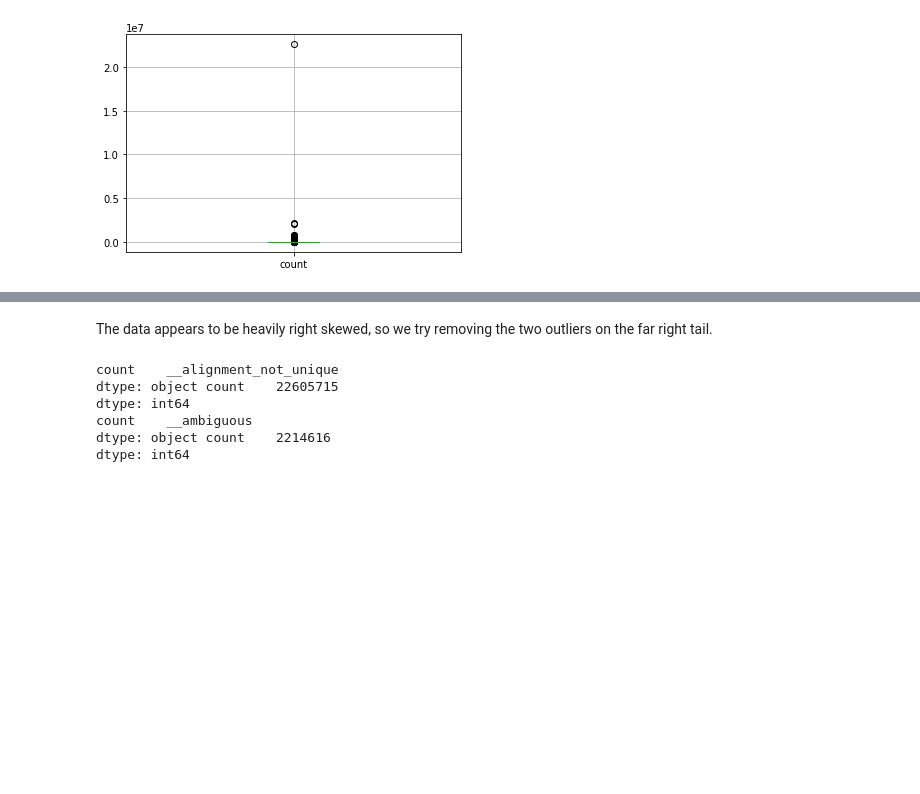
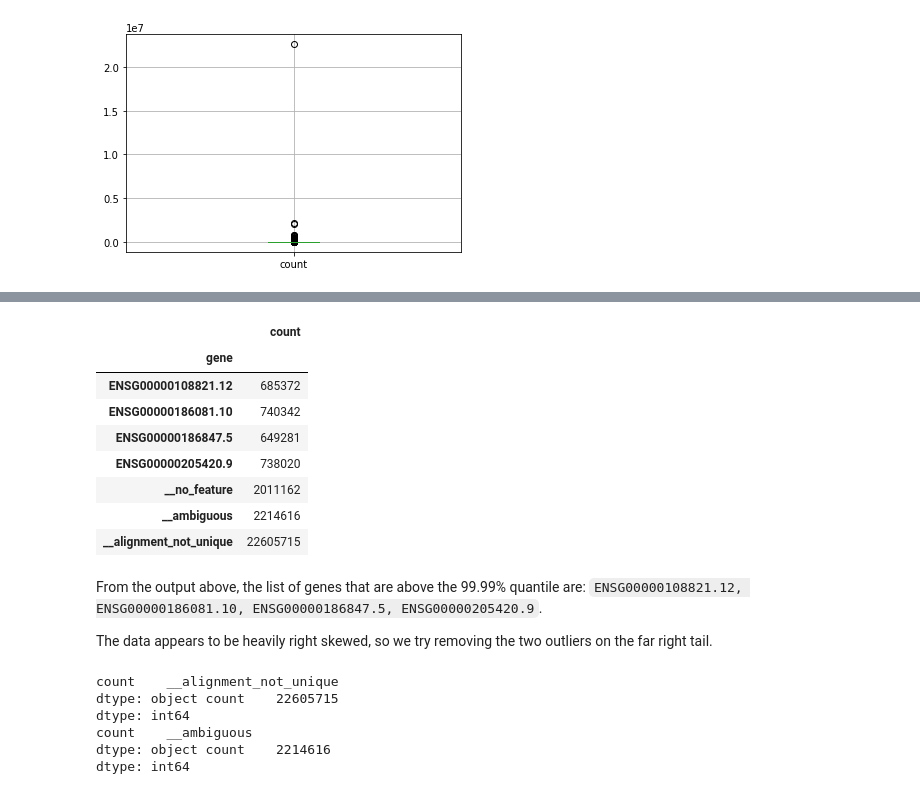
Before and after one commit to RuolinZheng08/cmsc33750-machine-learning-and-cancer, a Jupyter notebook: hw1/hw1.ipynb, the cells around one changed output, grey strips where cells are left out. Drawn from its saved outputs; the diff is of its cells as text; code cells hidden in the pictures; blank space fills up the shorter version.

```diff
--- a/hw1/hw1.ipynb
+++ b/hw1/hw1.ipynb
@@ -48,4 +53,18 @@ df.boxplot()
+# %%
+df.loc[df['count'] >= df['count'].quantile(0.9999)]
+# %% [output]
+|  | count |
+| gene |  |
+| ENSG00000108821.12 | 685372 |
+| ENSG00000186081.10 | 740342 |
+| ENSG00000186847.5 | 649281 |
+| ENSG00000205420.9 | 738020 |
+| __no_feature | 2011162 |
+| __ambiguous | 2214616 |
+| __alignment_not_unique | 22605715 |
 # %% [markdown]
+From the output above, the list of genes that are above the 99.99% quantile are: `ENSG00000108821.12, ENSG00000186081.10, ENSG00000186847.5, ENSG00000205420.9`.
+
 The data appears to be heavily right skewed, so we try removing the two outliers on the far right tail.
 # %%
 # remove __alignment_not_unique and __ambiguous
```
Also changed, not shown: parts of 11 cells of this notebook.
